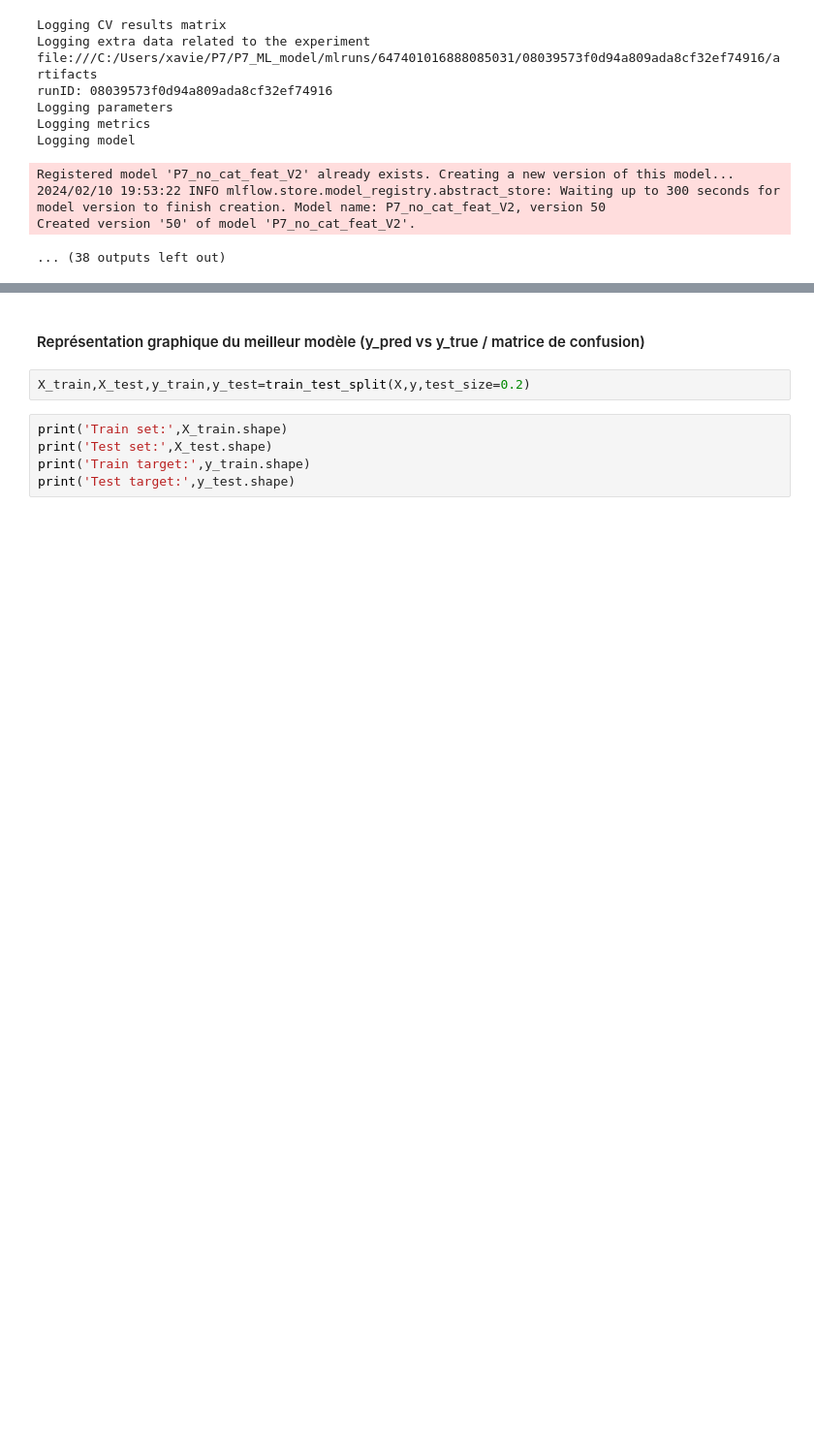
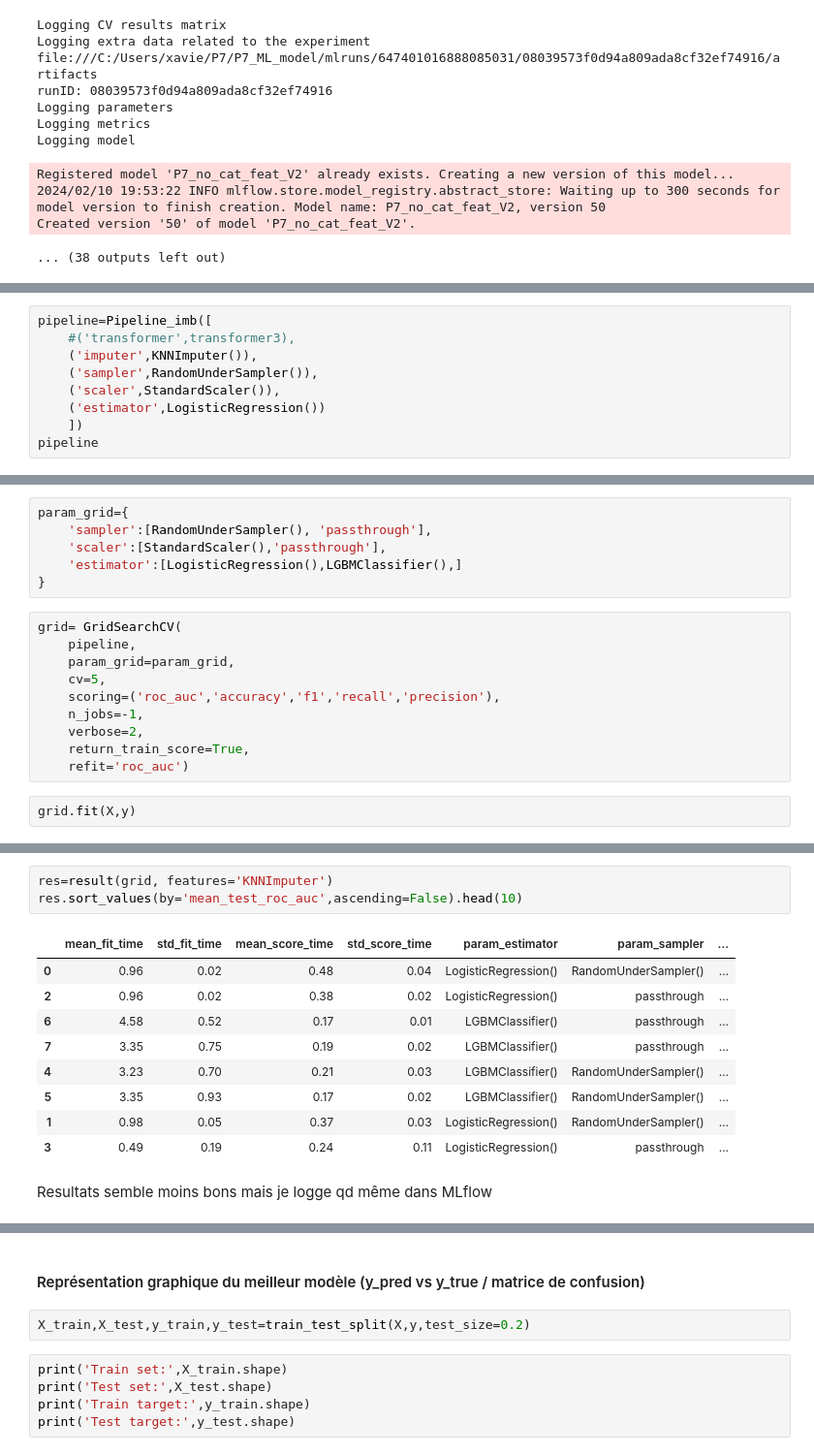
Before and after one commit to XavierConvert/P7_ML_model, a Jupyter notebook: P7_2_4_MLFlow_ML_with_features_V2.ipynb, the cells around one changed output, grey strips where cells are left out. Shown at 97% size. Cells and saved outputs as stored; diff of their text form; blank space fills up the shorter version.

```diff
--- a/P7_2_4_MLFlow_ML_with_features_V2.ipynb
+++ b/P7_2_4_MLFlow_ML_with_features_V2.ipynb
@@ -344,0 +439,9 @@ grid3.best_params_
+# %%
+pipeline=Pipeline_imb([
+    #('transformer',transformer3),
+    ('imputer',KNNImputer()),
+    ('sampler',RandomUnderSampler()),
+    ('scaler',StandardScaler()),
+    ('estimator',LogisticRegression())
+    ])
+pipeline
@@ -344,0 +452,18 @@ grid3.best_params_
+# %%
+param_grid={
+    'sampler':[RandomUnderSampler(), 'passthrough'],
+    'scaler':[StandardScaler(),'passthrough'],
+    'estimator':[LogisticRegression(),LGBMClassifier(),]
+}
+# %%
+grid= GridSearchCV(
+    pipeline,
+    param_grid=param_grid,
+    cv=5,
+    scoring=('roc_auc','accuracy','f1','recall','precision'),
+    n_jobs=-1,
+    verbose=2,
+    return_train_score=True,
+    refit='roc_auc')
+# %%
+grid.fit(X,y)
@@ -344,0 +484,15 @@ grid3.best_params_
+# %%
+res=result(grid, features='KNNImputer')
+res.sort_values(by='mean_test_roc_auc',ascending=False).head(10)
+# %% [output]
+|  | mean_fit_time | std_fit_time | mean_score_time | std_score_time | param_estimator | param_sampler | ... |
+| 0 | 0.96 | 0.02 | 0.48 | 0.04 | LogisticRegression() | RandomUnderSampler() | ... |
+| 2 | 0.96 | 0.02 | 0.38 | 0.02 | LogisticRegression() | passthrough | ... |
+| 6 | 4.58 | 0.52 | 0.17 | 0.01 | LGBMClassifier() | passthrough | ... |
+| 7 | 3.35 | 0.75 | 0.19 | 0.02 | LGBMClassifier() | passthrough | ... |
+| 4 | 3.23 | 0.70 | 0.21 | 0.03 | LGBMClassifier() | RandomUnderSampler() | ... |
+| 5 | 3.35 | 0.93 | 0.17 | 0.02 | LGBMClassifier() | RandomUnderSampler() | ... |
+| 1 | 0.98 | 0.05 | 0.37 | 0.03 | LogisticRegression() | RandomUnderSampler() | ... |
+| 3 | 0.49 | 0.19 | 0.24 | 0.11 | LogisticRegression() | passthrough | ... |
+# %% [markdown]
+Resultats semble moins bons mais je logge qd même dans MLflow
```
Also changed, not shown: parts of 35 cells of this notebook, 2 other files.
